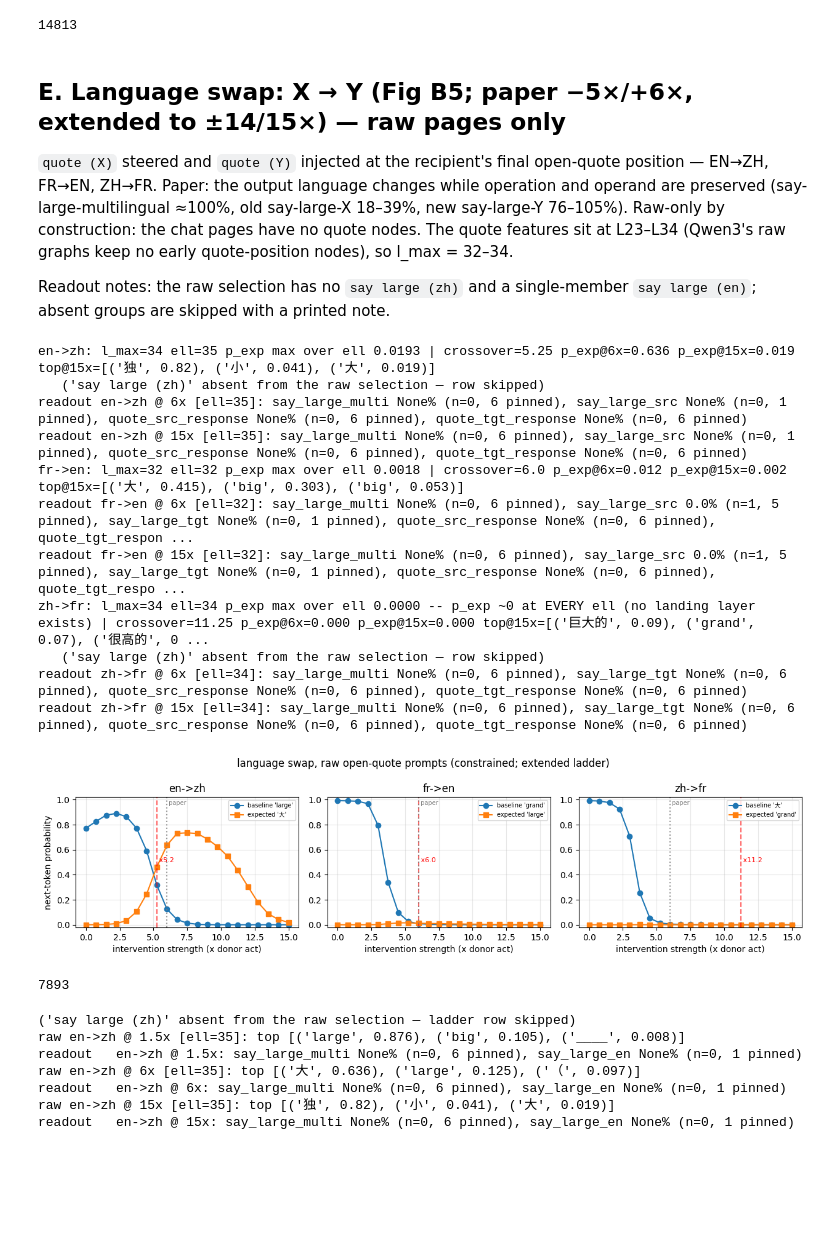
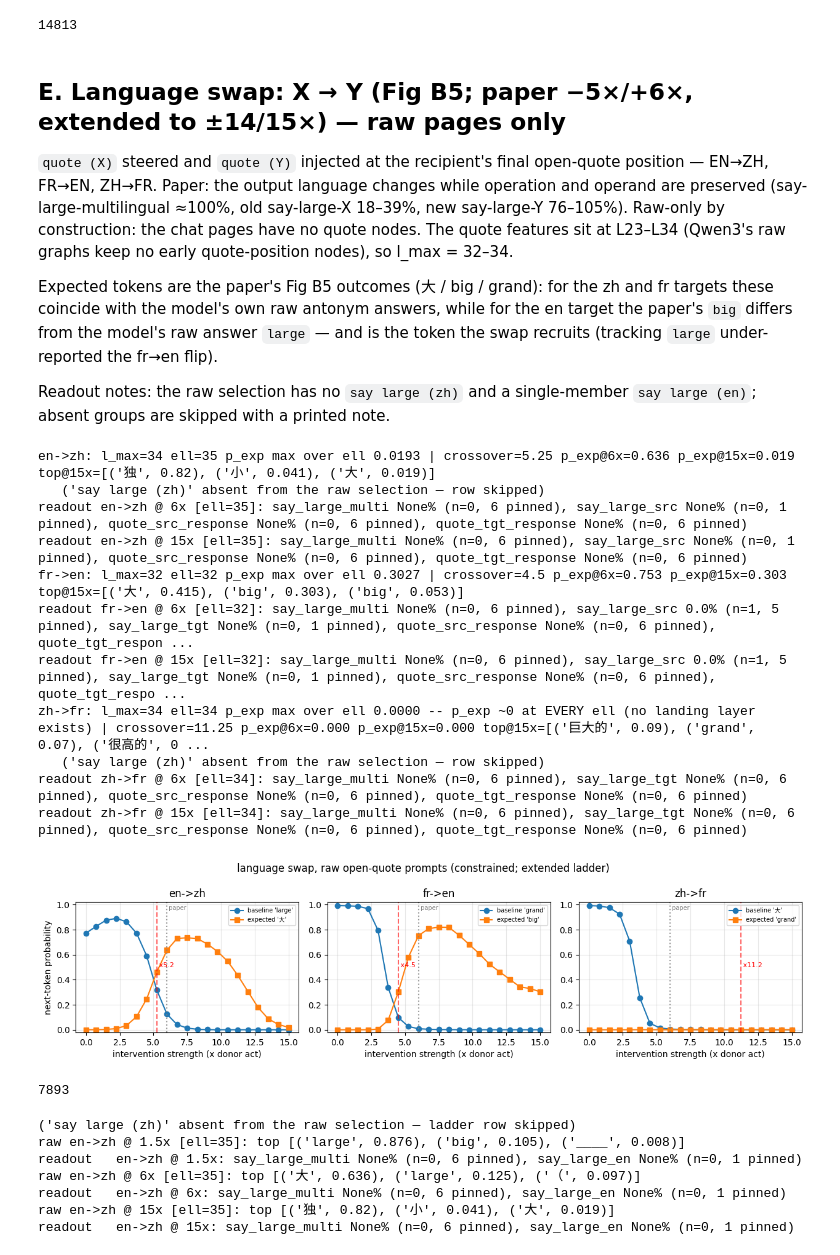
Before and after one commit to wdk0082/llm-circuits, a Jupyter notebook: notebooks/multilingual.ipynb, the cells around one changed output. Drawn from its saved outputs; the diff is of its cells as text; code cells hidden in the pictures; blank space fills up the shorter version.

```diff
--- a/notebooks/multilingual.ipynb
+++ b/notebooks/multilingual.ipynb
@@ -655,6 +655,11 @@ say-large-Y 76–105%). Raw-only by construction: the chat pages have no quote n
 The quote features sit at L23–L34 (Qwen3's raw graphs keep no early quote-position
 nodes), so l_max = 32–34.
 
+Expected tokens are the paper's Fig B5 outcomes (大 / big / grand): for the zh and fr
+targets these coincide with the model's own raw antonym answers, while for the en
+target the paper's `big` differs from the model's raw answer `large` — and is the
+token the swap recruits (tracking `large` under-reported the fr→en flip).
+
 Readout notes: the raw selection has no `say large (zh)` and a single-member
 `say large (en)`; absent groups are skipped with a printed note.
 # %%
@@ -664,6 +669,11 @@ EXT = (-14.0, 15.0)  # v3.1 tenfold extension along the paper coupling
 N_STEPS = 21
 SNR = SN["raw"]
 DIRECTIONS = [("en", "zh"), ("fr", "en"), ("zh", "fr")]
+# Expected tokens are the paper's Fig B5 outcomes. For the zh/fr targets these
+# equal the model's own raw antonym answers; for the en target the paper's "big"
+# differs from the model's raw answer "large" — and is the token the swap
+# actually recruits (tracking "large" under-reported the fr→en flip).
+PAPER_OUT = {"zh": "大", "en": "big", "fr": "grand"}
 lang_results, lang_readouts, lang_ivs_fns, lang_ells = {}, {}, {}, {}
 for src_lg, tgt_lg in DIRECTIONS:
     key = f"{src_lg}->{tgt_lg}"
@@ -680,7 +690,9 @@ for src_lg, tgt_lg in DIRECTIONS:
         strengths=EXT,
     )
     lang_ivs_fns[key] = ivs_fn
-    expected = raw_behavior["antonym"][tgt_lg]["token_id"]
+    _exp_ids = tokenizer(PAPER_OUT[tgt_lg], add_special_tokens=False).input_ids
+    assert len(_exp_ids) == 1, PAPER_OUT[tgt_lg]
+    expected = _exp_ids[0]
     ell, curve = M.choose_swap_end_layer(model, tc, ids[rec], ivs_fn(EXT[1]), expected)
     lang_ells[key] = ell
     vac = " -- p_exp ~0 at EVERY ell (no landing layer exists)" if max(curve.probs) < 1e-3 else ""
@@ -745,37 +757,37 @@ for src_lg, tgt_lg in DIRECTIONS:
 token_strs = {
     f"{a}->{b}": (
         tokenizer.decode([raw_behavior["antonym"][a]["token_id"]]).strip(),
-        tokenizer.decode([raw_behavior["antonym"][b]["token_id"]]).strip(),
+        PAPER_OUT[b],
     )
     for a, b in DIRECTIONS
 }
 ax_row = M.plot_swap_sweeps(lang_results, tokenizer, token_strs, title="")
 for ax in ax_row:
     ax.axvline(don_paper, color="grey", ls=":", alpha=0.8)
     ax.text(don_paper, 1.0, " paper", color="grey", fontsize=7, va="top")
 plt.suptitle("language swap, raw open-quote prompts (constrained; extended ladder)")
 plt.tight_layout()
 plt.savefig(OUT / "language_sweep_constrained.png", dpi=130, bbox_inches="tight")
 plt.show()
 (OUT / "language_results_constrained.json").write_text(
     json.dumps(lang_results, indent=1, ensure_ascii=False, default=str)
 )
 (OUT / "language_readouts_constrained.json").write_text(
     json.dumps(lang_readouts, indent=1, ensure_ascii=False, default=str)
 )
 # %% [output]
 en->zh: l_max=34 ell=35 p_exp max over ell 0.0193 | crossover=5.25 p_exp@6x=0.636 p_exp@15x=0.019 top@15x=[('独', 0.82), ('小', 0.041), ('大', 0.019)]
    ('say large (zh)' absent from the raw selection — row skipped)
 readout en->zh @ 6x [ell=35]: say_large_multi None% (n=0, 6 pinned), say_large_src None% (n=0, 1 pinned), quote_src_response None% (n=0, 6 pinned), quote_tgt_response None% (n=0, 6 pinned)
 readout en->zh @ 15x [ell=35]: say_large_multi None% (n=0, 6 pinned), say_large_src None% (n=0, 1 pinned), quote_src_response None% (n=0, 6 pinned), quote_tgt_response None% (n=0, 6 pinned)
-fr->en: l_max=32 ell=32 p_exp max over ell 0.0018 | crossover=6.0 p_exp@6x=0.012 p_exp@15x=0.002 top@15x=[('大', 0.415), ('big', 0.303), ('big', 0.053)]
+fr->en: l_max=32 ell=32 p_exp max over ell 0.3027 | crossover=4.5 p_exp@6x=0.753 p_exp@15x=0.303 top@15x=[('大', 0.415), ('big', 0.303), ('big', 0.053)]
 readout fr->en @ 6x [ell=32]: say_large_multi None% (n=0, 6 pinned), say_large_src 0.0% (n=1, 5 pinned), say_large_tgt None% (n=0, 1 pinned), quote_src_response None% (n=0, 6 pinned), quote_tgt_respon ...
 readout fr->en @ 15x [ell=32]: say_large_multi None% (n=0, 6 pinned), say_large_src 0.0% (n=1, 5 pinned), say_large_tgt None% (n=0, 1 pinned), quote_src_response None% (n=0, 6 pinned), quote_tgt_respo ...
 zh->fr: l_max=34 ell=34 p_exp max over ell 0.0000 -- p_exp ~0 at EVERY ell (no landing layer exists) | crossover=11.25 p_exp@6x=0.000 p_exp@15x=0.000 top@15x=[('巨大的', 0.09), ('grand', 0.07), ('很高的', 0 ...
    ('say large (zh)' absent from the raw selection — row skipped)
 readout zh->fr @ 6x [ell=34]: say_large_multi None% (n=0, 6 pinned), say_large_tgt None% (n=0, 6 pinned), quote_src_response None% (n=0, 6 pinned), quote_tgt_response None% (n=0, 6 pinned)
 readout zh->fr @ 15x [ell=34]: say_large_multi None% (n=0, 6 pinned), say_large_tgt None% (n=0, 6 pinned), quote_src_response None% (n=0, 6 pinned), quote_tgt_response None% (n=0, 6 pinned)
-[figure, old version]
+[figure, new version]
 7893
 # %%
 # Fig B5-style per-feature ladder for raw en->zh at 1.5x/6x/15x (the F8 recheck): does
```
Also changed, not shown: parts of 3 cells of this notebook, 1 other file.
